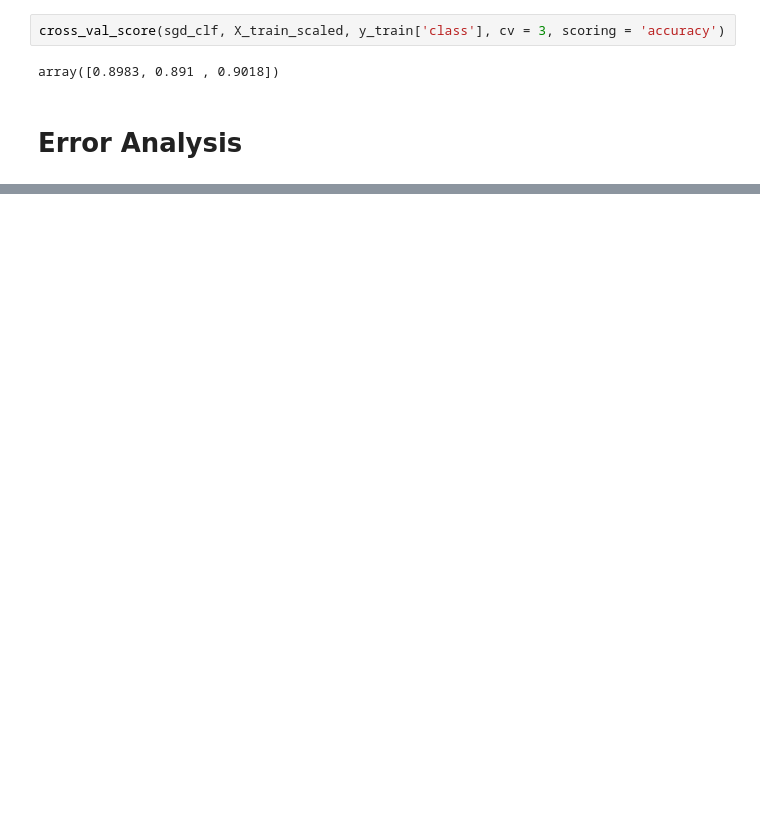
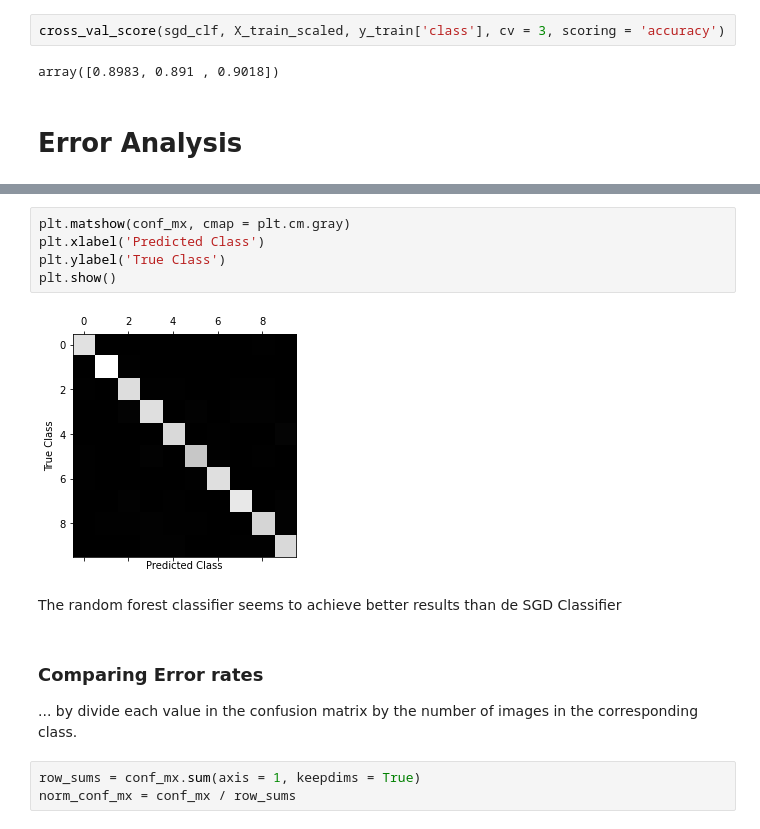
Before and after one commit to afoviedo/data-science-portfolio, a Jupyter notebook: Image Classification/Image Clasification with ML.ipynb, the cells around one changed output, grey strips where cells are left out. Cells and saved outputs as stored; diff of their text form; blank space fills up the shorter version.

Commit message:
Error Analysis and Multilabel classificafiers

```diff
--- a/Image Classification/Image Clasification with ML.ipynb
+++ b/Image Classification/Image Clasification with ML.ipynb
@@ -422,0 +451,16 @@ array([0.8983, 0.891 , 0.9018])
+# %%
+plt.matshow(conf_mx, cmap = plt.cm.gray)
+plt.xlabel('Predicted Class')
+plt.ylabel('True Class')
+plt.show()
+# %% [output]
+[figure, added]
+# %% [markdown]
+The random forest classifier seems to achieve better results than de SGD Classifier
+# %% [markdown]
+### Comparing Error rates
+
+... by divide each value in the confusion matrix by the number of images in the corresponding class.
+# %%
+row_sums = conf_mx.sum(axis = 1, keepdims = True)
+norm_conf_mx = conf_mx / row_sums
```
Also changed, not shown: parts of 26 cells of this notebook.
